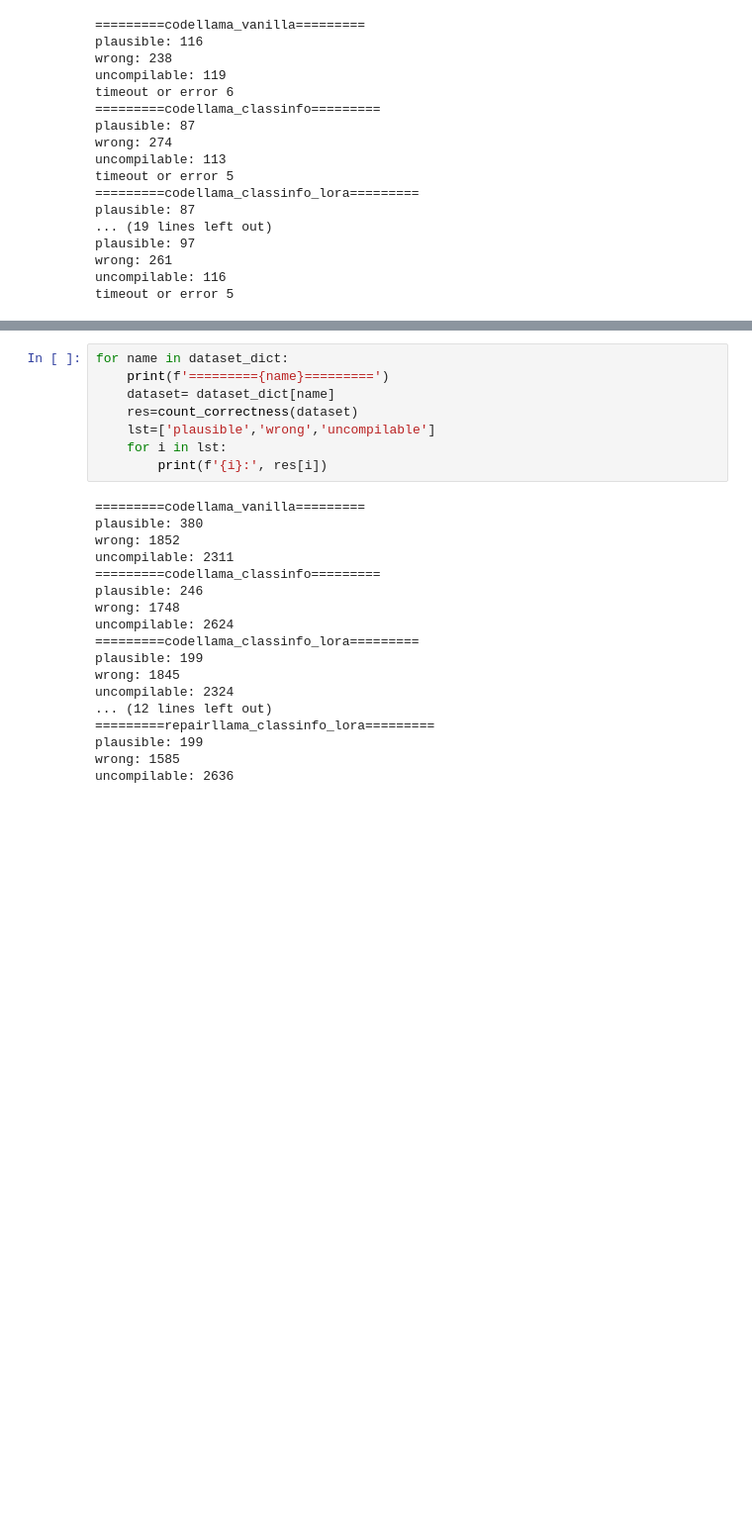
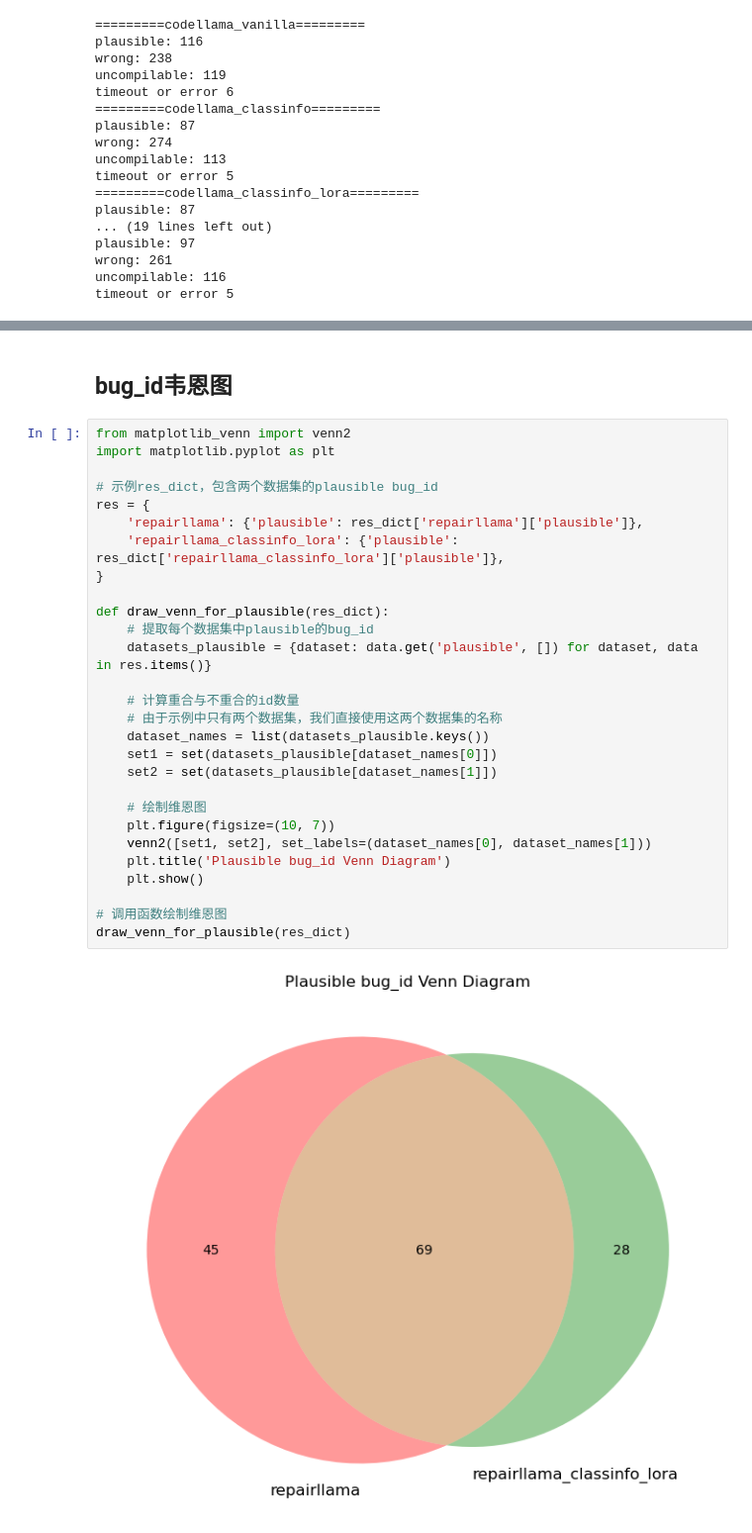
Before and after one commit to wudi-alex/apr_datasets_processing, a Jupyter notebook: classinfo_defects4j_comparison/comparison.ipynb, the cells around one changed output, grey strips where cells are left out. Shown at 99% size. Saved outputs shown, nothing was run; the diff lists cells and outputs as text; blank space fills up the shorter version.

```diff
--- a/classinfo_defects4j_comparison/comparison.ipynb
+++ b/classinfo_defects4j_comparison/comparison.ipynb
@@ -127,26 +159,32 @@ print(correctness_count)
-# %%
-for name in dataset_dict:
-    print(f'========={name}=========')
-    dataset= dataset_dict[name]
-    res=count_correctness(dataset)
-    lst=['plausible','wrong','uncompilable']
-    for i in lst:
-        print(f'{i}:', res[i])
-# %% [output]
-=========codellama_vanilla=========
-plausible: 380
-wrong: 1852
-uncompilable: 2311
-=========codellama_classinfo=========
-plausible: 246
-wrong: 1748
-uncompilable: 2624
-=========codellama_classinfo_lora=========
-plausible: 199
-wrong: 1845
-uncompilable: 2324
-... (12 lines left out)
-=========repairllama_classinfo_lora=========
-plausible: 199
-wrong: 1585
-uncompilable: 2636
+# %% [markdown]
+## bug_id韦恩图
+# %%
+from matplotlib_venn import venn2
+import matplotlib.pyplot as plt
+
+# 示例res_dict，包含两个数据集的plausible bug_id
+res = {
+    'repairllama': {'plausible': res_dict['repairllama']['plausible']},
+    'repairllama_classinfo_lora': {'plausible': res_dict['repairllama_classinfo_lora']['plausible']},
+}
+
+def draw_venn_for_plausible(res_dict):
+    # 提取每个数据集中plausible的bug_id
+    datasets_plausible = {dataset: data.get('plausible', []) for dataset, data in res.items()}
+
+    # 计算重合与不重合的id数量
+    # 由于示例中只有两个数据集，我们直接使用这两个数据集的名称
+    dataset_names = list(datasets_plausible.keys())
+    set1 = set(datasets_plausible[dataset_names[0]])
+    set2 = set(datasets_plausible[dataset_names[1]])
+
+    # 绘制维恩图
+    plt.figure(figsize=(10, 7))
+    venn2([set1, set2], set_labels=(dataset_names[0], dataset_names[1]))
+    plt.title('Plausible bug_id Venn Diagram')
+    plt.show()
+
+# 调用函数绘制维恩图
+draw_venn_for_plausible(res_dict)
+# %% [output]
+[figure, added]
```
Also changed, not shown: parts of 5 cells of this notebook.
